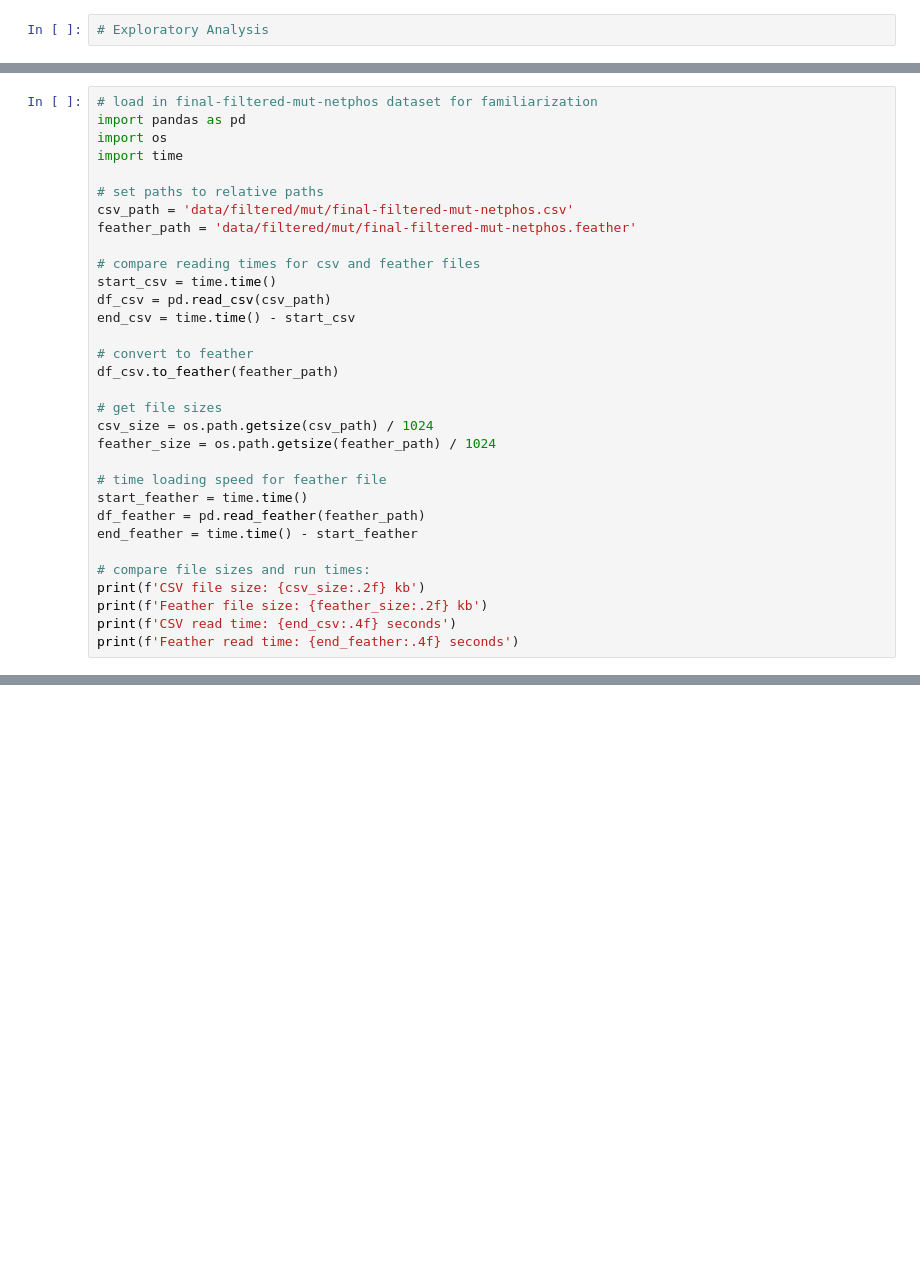
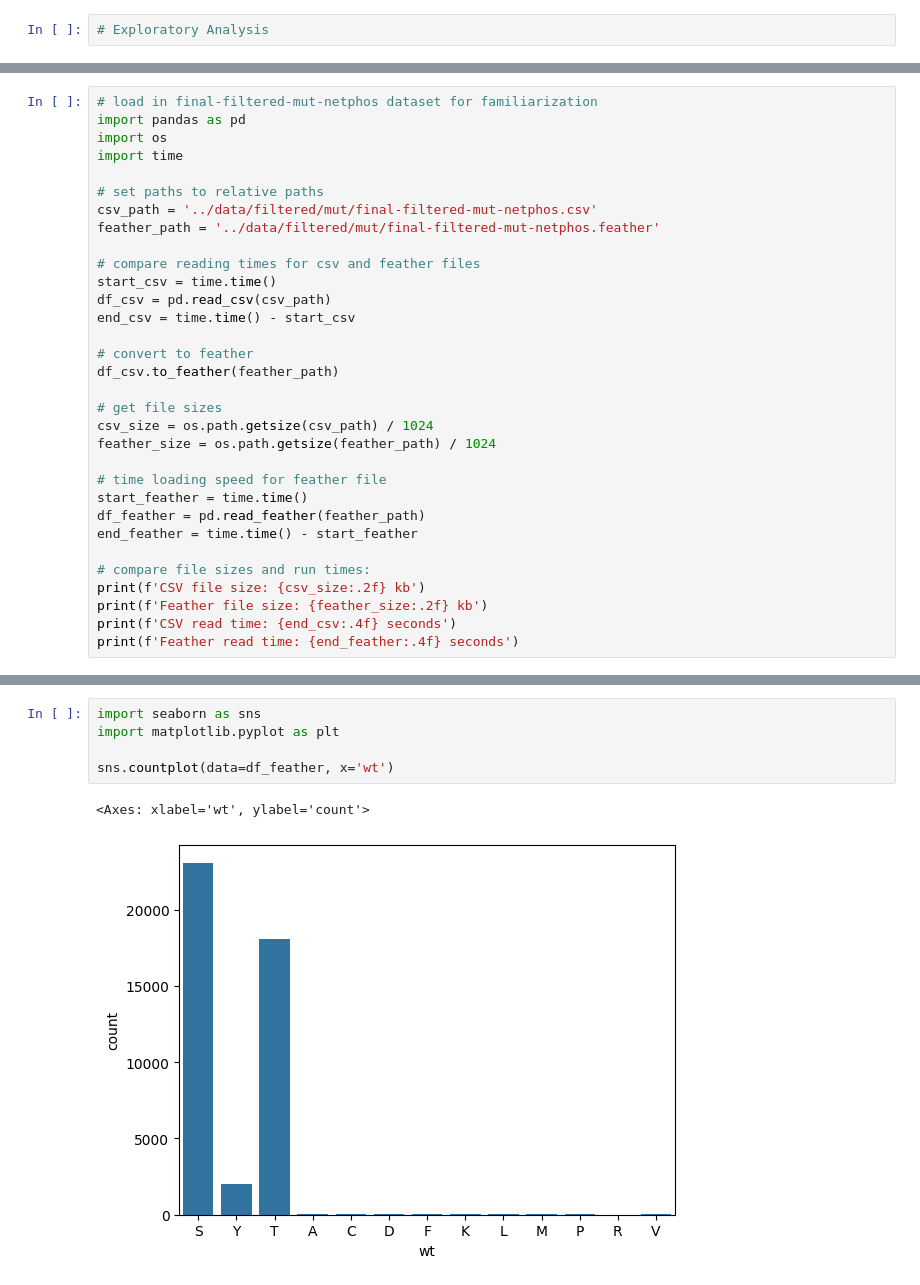
Before and after one commit to Ethan964/codon_pair_usage, a Jupyter notebook: exploratory_analysis.ipynb, the cells around one changed output, grey strips where cells are left out. Saved outputs shown, nothing was run; the diff lists cells and outputs as text; blank space fills up the shorter version.

Commit message:
Grabbed descriptive stats of final_mut_netphos and began visualizing variable relationships

```diff
--- a/exploratory_analysis.ipynb
+++ b/exploratory_analysis.ipynb
@@ -7,8 +9,8 @@ import os
 import time
 
 # set paths to relative paths
-csv_path = 'data/filtered/mut/final-filtered-mut-netphos.csv'
-feather_path = 'data/filtered/mut/final-filtered-mut-netphos.feather'
+csv_path = '../data/filtered/mut/final-filtered-mut-netphos.csv'
+feather_path = '../data/filtered/mut/final-filtered-mut-netphos.feather'
 
 # compare reading times for csv and feather files
 start_csv = time.time()
@@ -75,0 +95,8 @@ FileNotFoundError: [Errno 2] No such file or directory: 'data/filtered/mut/final
+# %%
+import seaborn as sns
+import matplotlib.pyplot as plt
+
+sns.countplot(data=df_feather, x='wt')
+# %% [output]
+<Axes: xlabel='wt', ylabel='count'>
+[figure, added]
```
Also changed, not shown: parts of 25 cells of this notebook.
